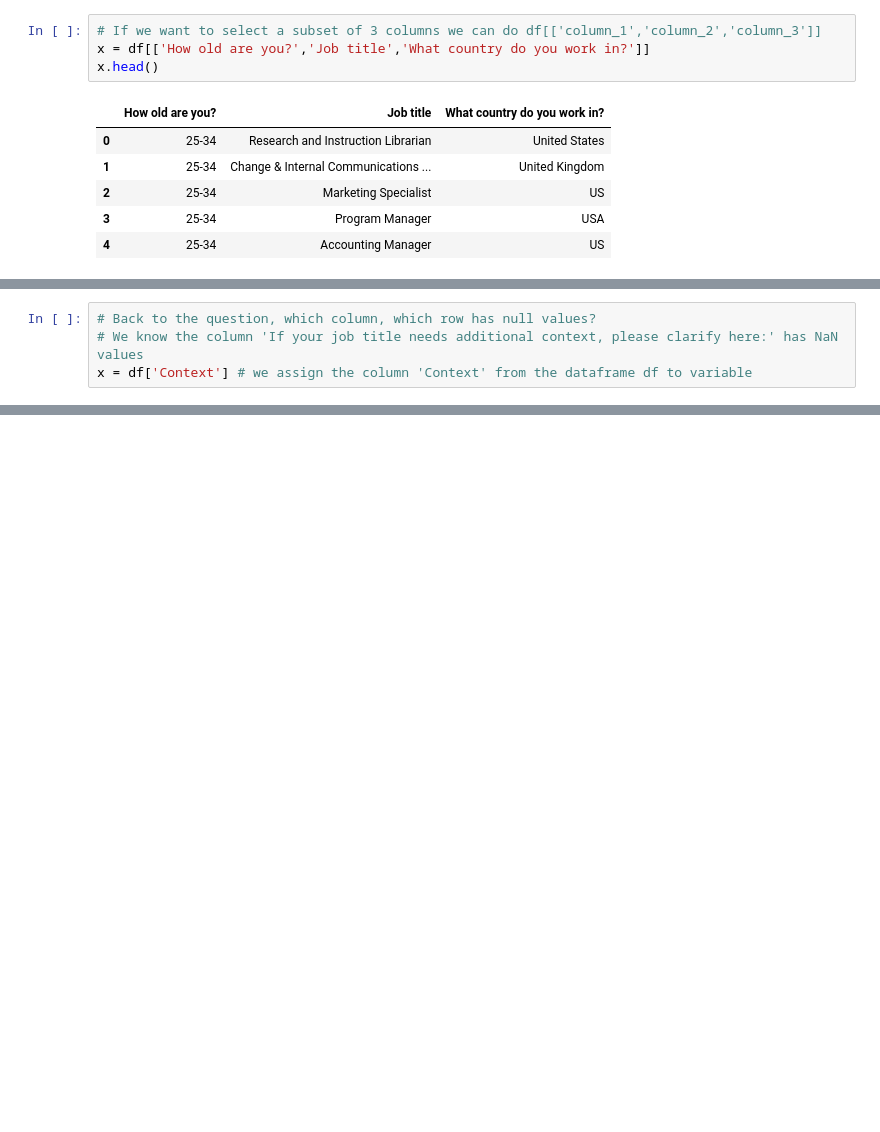
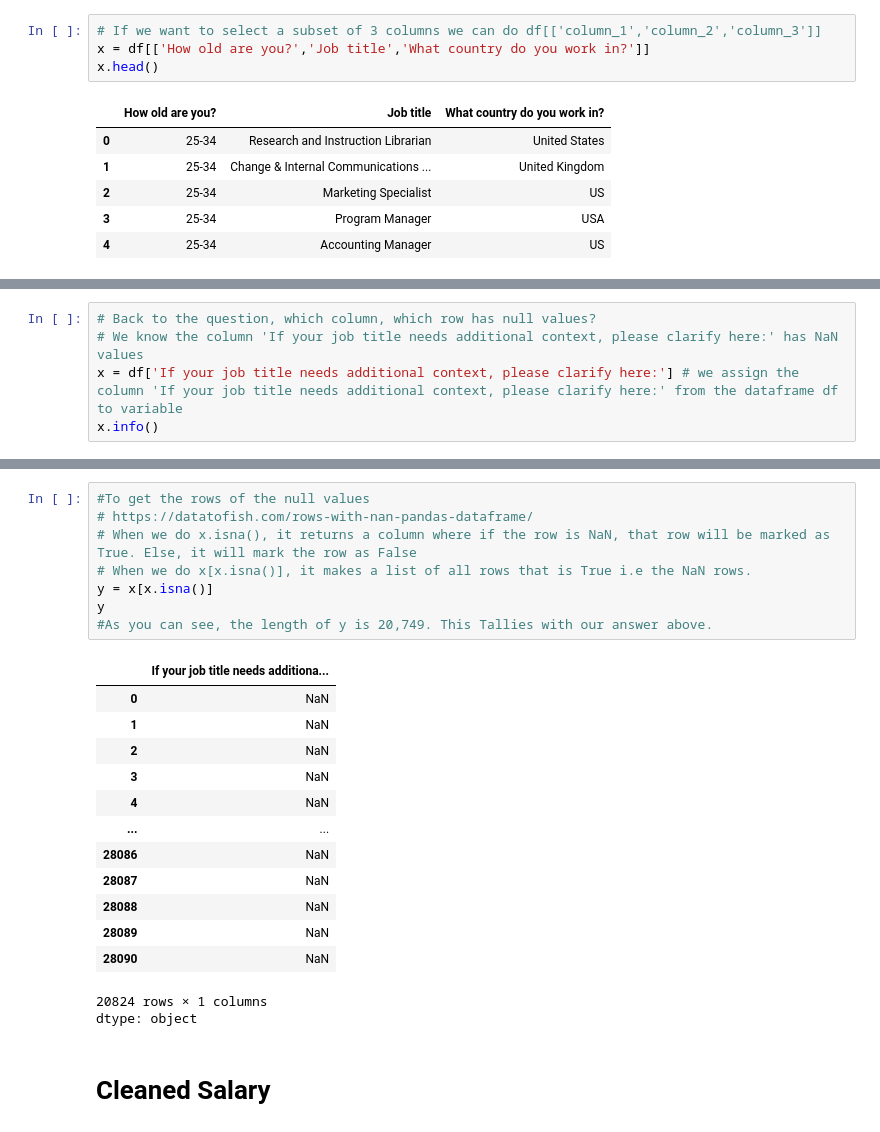
Before and after one commit to lhrong16/Data-Science, a Jupyter notebook: Kaggle3.ipynb, the cells around one changed output, grey strips where cells are left out. Saved outputs shown, nothing was run; the diff lists cells and outputs as text; blank space fills up the shorter version.

```diff
--- a/Kaggle3.ipynb
+++ b/Kaggle3.ipynb
@@ -149,4 +157,5 @@ x.head()
 # %%
 # Back to the question, which column, which row has null values?
 # We know the column 'If your job title needs additional context, please clarify here:' has NaN values
-x = df['Context'] # we assign the column 'Context' from the dataframe df to variable
+x = df['If your job title needs additional context, please clarify here:'] # we assign the column 'If your job title needs additional context, please clarify here:' from the dataframe df to variable
+x.info()
@@ -152,0 +171,25 @@ x = df['Context'] # we assign the column 'Context' from the dataframe df to vari
+# %%
+#To get the rows of the null values
+# https://datatofish.com/rows-with-nan-pandas-dataframe/
+# When we do x.isna(), it returns a column where if the row is NaN, that row will be marked as True. Else, it will mark the row as False
+# When we do x[x.isna()], it makes a list of all rows that is True i.e the NaN rows.
+y = x[x.isna()]
+y
+#As you can see, the length of y is 20,749. This Tallies with our answer above.
+# %% [output]
+|  | If your job title needs additiona... |
+| 0 | NaN |
+| 1 | NaN |
+| 2 | NaN |
+| 3 | NaN |
+| 4 | NaN |
+| ... | ... |
+| 28086 | NaN |
+| 28087 | NaN |
+| 28088 | NaN |
+| 28089 | NaN |
+| 28090 | NaN |
+20824 rows × 1 columns
+dtype: object
+# %% [markdown]
+# **Cleaned Salary**
```
Also changed, not shown: parts of 11 cells of this notebook.
